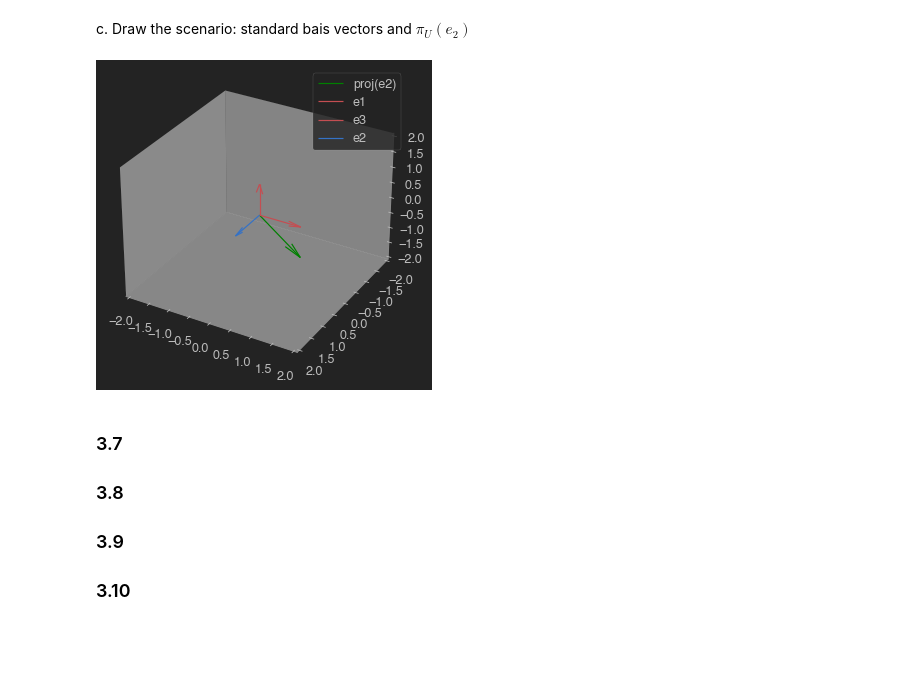
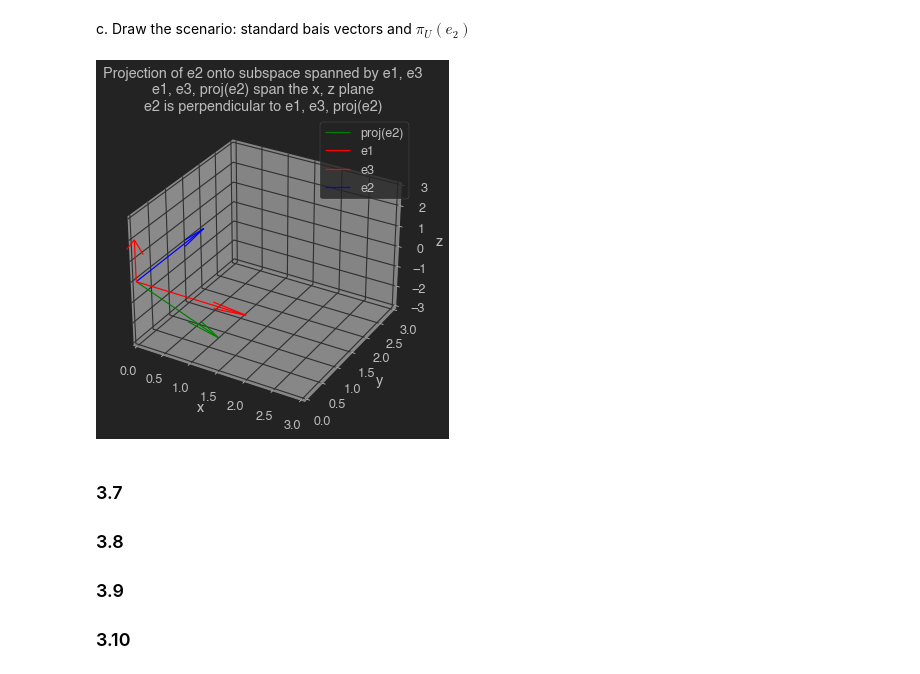
Before and after one commit to Pooret/biased_outliers, a Jupyter notebook: Ch. 3 Exercises.ipynb, the cells around one changed output. Cells and saved outputs as stored; diff of their text form; code cells hidden in the pictures; blank space fills up the shorter version.

Commit message:
Add files via upload
cleanup up figures a bit

```diff
--- a/Ch. 3 Exercises.ipynb
+++ b/Ch. 3 Exercises.ipynb
@@ -423,22 +432,25 @@ c. Draw the scenario: standard bais vectors and $\pi_U(e_2)$
 # %%
 fig = plt.figure()
 ax = fig.gca(projection = '3d')
-scale3D = 2
-ax.set_xlim3d(-scale3D,scale3D)
-ax.set_ylim3d(scale3D,-scale3D)
+scale3D = 3
+ax.set_xlim3d(0,scale3D)
+ax.set_ylim3d(0, scale3D)
 ax.set_zlim3d(-scale3D,scale3D)
 origin  = np.array([0, 0, 0])
-ax.grid(False)
+ax.grid(True)
 # Figure setup.
-ax.quiver(*origin, *projection, length=2, color='green', label='proj(e2)')
-ax.quiver(*origin,*e1, length=1,color='r', label='e1')
-ax.quiver(*origin,*e3, length=1,color='r', label='e3')
-ax.quiver(*origin,*e2, length=1,color='b', label='e2')
-
+ax.quiver(*origin, *projection, length=3, color='green', label='proj(e2)')
+ax.quiver(*origin,*e1, length=2,color='red', label='e1')
+ax.quiver(*origin,*e3, length=2,color='red', label='e3')
+ax.quiver(*origin,*e2, length=2,color='blue', label='e2')
+plt.title('Projection of e2 onto subspace spanned by e1, e3\ne1, e3, proj(e2) span the x, z plane\ne2 is perpendicular to e1, e3, proj(e2)')
+ax.set_xlabel('x')
+ax.set_ylabel('y')
+ax.set_zlabel('z')
 plt.legend()
 plt.show()
 # %% [output]
-[figure, old version]
+[figure, new version]
 # %% [markdown]
 
 ### 3.7
```
Also changed, not shown: parts of 7 cells of this notebook.
